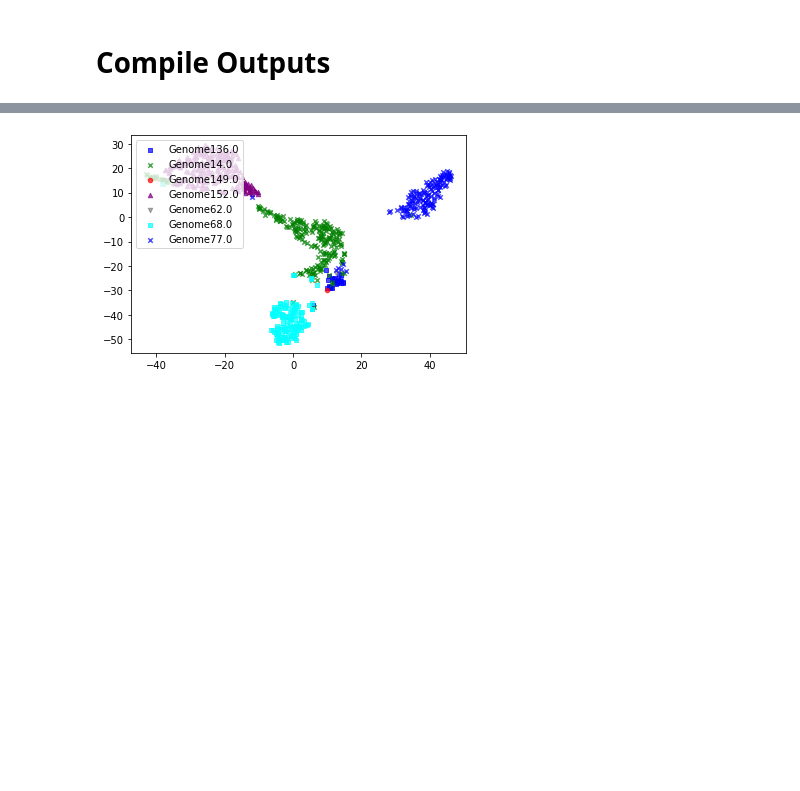
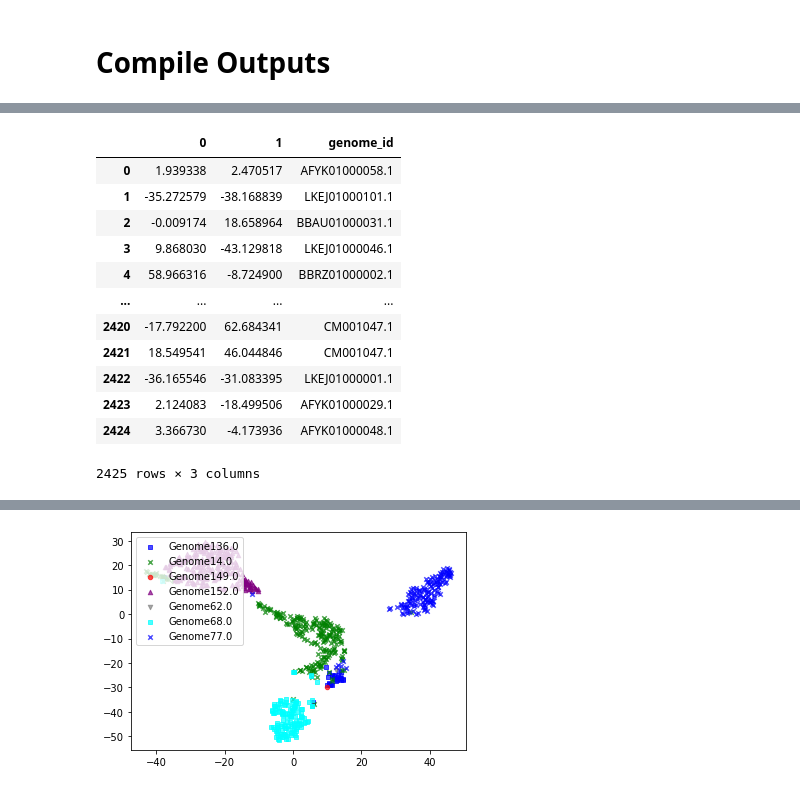
Before and after one commit to pmccaffrey6/CS230_Stanford_Project, a Jupyter notebook: beta_vae_complexity_experiments.ipynb, the cells around one changed output, grey strips where cells are left out. Saved outputs shown, nothing was run; the diff lists cells and outputs as text; code cells hidden in the pictures; blank space fills up the shorter version.

```diff
--- a/beta_vae_complexity_experiments.ipynb
+++ b/beta_vae_complexity_experiments.ipynb
@@ -201,8 +201,7 @@ class DISENTANGLED_BETA_VAE(torch.nn.Module):
 
 
         # BETA PARAMETER HERE
-        kld_weight = 1 / (self.nlatent * self.beta)
-        loss = (depths_loss * depths_loss_weight) + (tnfs_loss * tnfs_loss_weight) + kld * kld_weight
+        loss = (depths_loss * depths_loss_weight) + (tnfs_loss * tnfs_loss_weight) + (self.beta * kld)
 
         return loss, depths_loss, tnfs_loss, kld
 
@@ -242,7 +241,6 @@ class DISENTANGLED_BETA_VAE(torch.nn.Module):
             optimizer.zero_grad()
 
             depths_out, tnf_out, mu, logsigma = self(depths_in, tnf_in)
-            print('mu:', mu.shape, 'logsigma:', logsigma.shape)
 
             loss, depths_loss, tnfs_loss, kld = self.calculate_loss(depths_in, depths_out, tnf_in,
                                                   tnf_out, mu, logsigma)
@@ -366,7 +364,7 @@ for SIM_FASTA_FILE in SIM_FASTA_FILES:
         'dropout': 0.2,
         'learning_rate': 1e-3,
         'alpha': 0.15,
-        'beta': 1,
+        'beta': 50,
         'nlatent': 32
     }
 
@@ -562,6 +502,8 @@ t34[~t34['#anonymous_contig_id'].isin(t67['cluster_1'].values)]
 print('done')
 # %% [output]
 done
+# %%
+best_params_dict['beta'] = 800
 # %% [markdown]
 # Compile Outputs
 # %%
@@ -686,2 +621,18 @@ for SIM_FASTA_FILE in SIM_FASTA_FILES:
+# %%
+tsne_results
+# %% [output]
+|  | 0 | 1 | genome_id |
+| 0 | 1.939338 | 2.470517 | AFYK01000058.1 |
+| 1 | -35.272579 | -38.168839 | LKEJ01000101.1 |
+| 2 | -0.009174 | 18.658964 | BBAU01000031.1 |
+| 3 | 9.868030 | -43.129818 | LKEJ01000046.1 |
+| 4 | 58.966316 | -8.724900 | BBRZ01000002.1 |
+| ... | ... | ... | ... |
+| 2420 | -17.792200 | 62.684341 | CM001047.1 |
+| 2421 | 18.549541 | 46.044846 | CM001047.1 |
+| 2422 | -36.165546 | -31.083395 | LKEJ01000001.1 |
+| 2423 | 2.124083 | -18.499506 | AFYK01000029.1 |
+| 2424 | 3.366730 | -4.173936 | AFYK01000048.1 |
+2425 rows × 3 columns
 # %%
 all_stats = pd.concat([pd.read_csv(i, sep='\t') for i in glob.glob('experiment_beta*/experiment_stats_beta*.tsv')])
```
Also changed, not shown: parts of 12 cells of this notebook, 32 other files.
